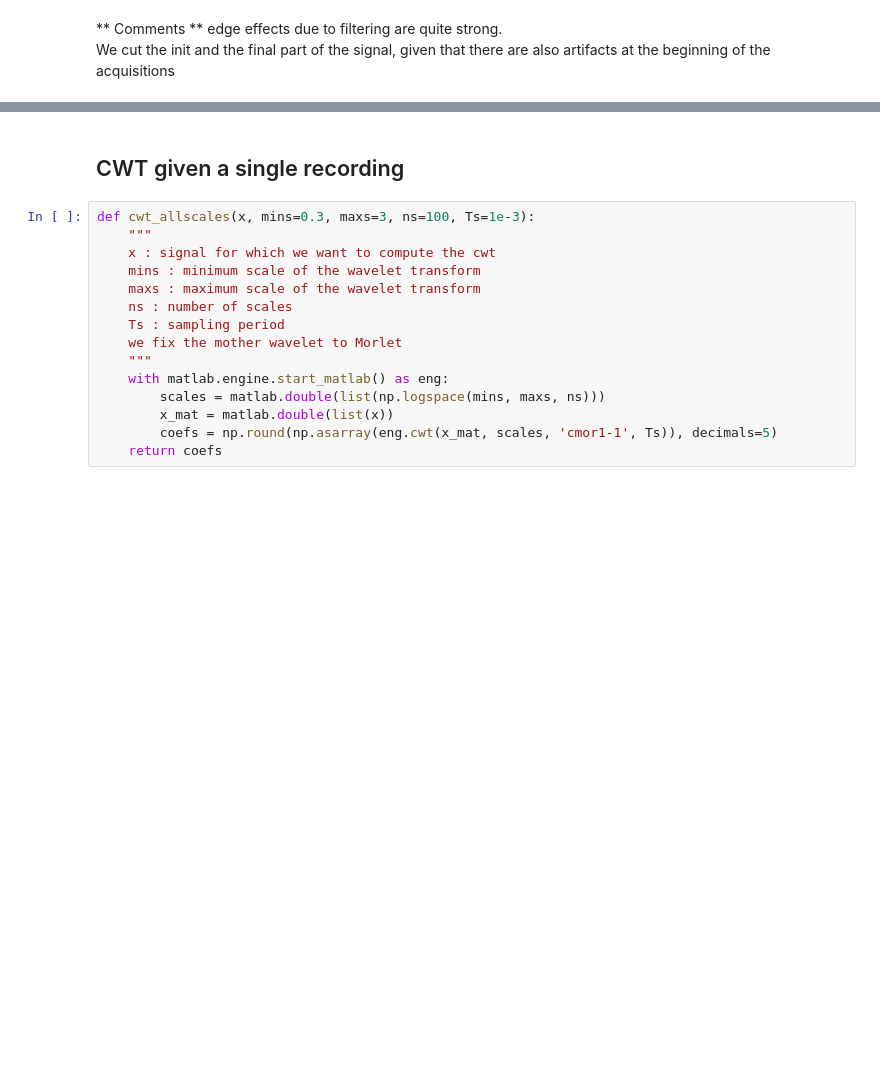
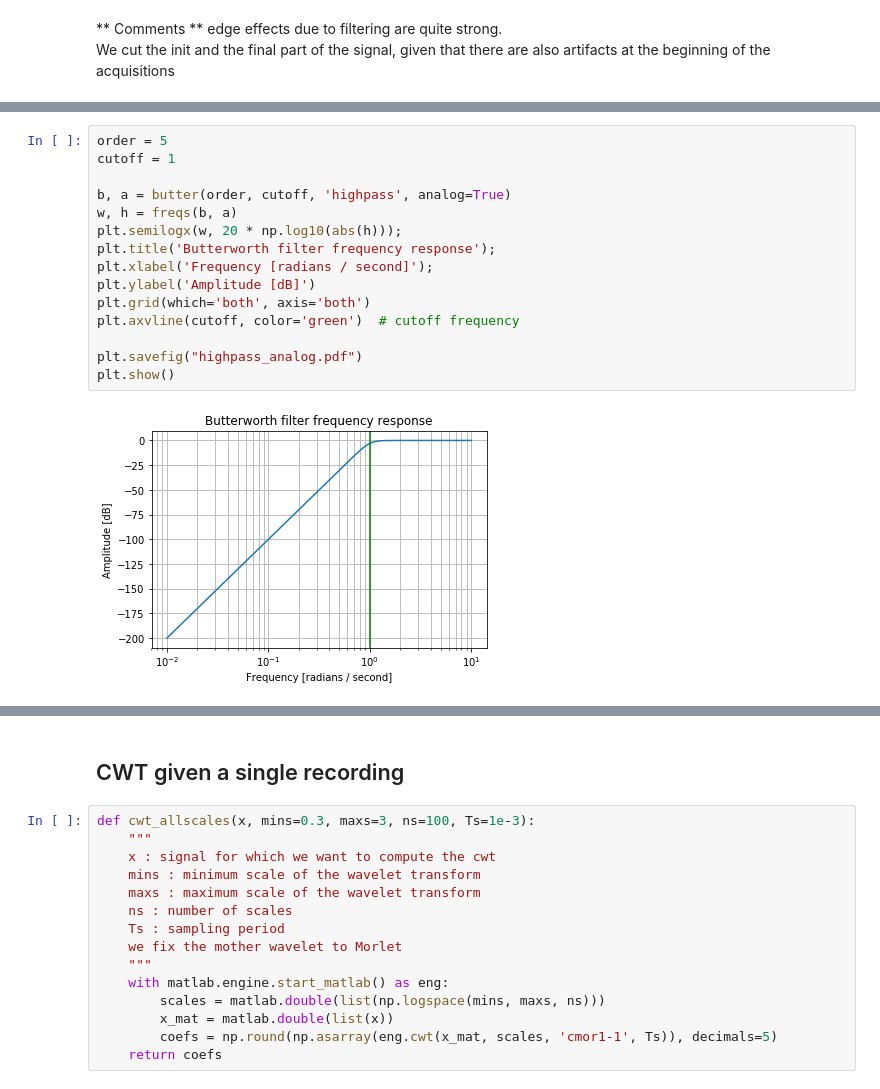
Before and after one commit to vanessadamario/multichannelAnalysis, a Jupyter notebook: multichannelAnalysis/preprocessing_pipeline.ipynb, the cells around one changed output, grey strips where cells are left out. Saved outputs shown, nothing was run; the diff lists cells and outputs as text; blank space fills up the shorter version.

```diff
--- a/multichannelAnalysis/preprocessing_pipeline.ipynb
+++ b/multichannelAnalysis/preprocessing_pipeline.ipynb
@@ -50,0 +80,17 @@ We cut the init and the final part of the signal, given that there are also arti
+# %%
+order = 5
+cutoff = 1
+
+b, a = butter(order, cutoff, 'highpass', analog=True)
+w, h = freqs(b, a)
+plt.semilogx(w, 20 * np.log10(abs(h)));
+plt.title('Butterworth filter frequency response');
+plt.xlabel('Frequency [radians / second]');
+plt.ylabel('Amplitude [dB]')
+plt.grid(which='both', axis='both')
+plt.axvline(cutoff, color='green')  # cutoff frequency
+
+plt.savefig("highpass_analog.pdf")
+plt.show()
+# %% [output]
+[figure, added]
```
Also changed, not shown: parts of 10 cells of this notebook.
